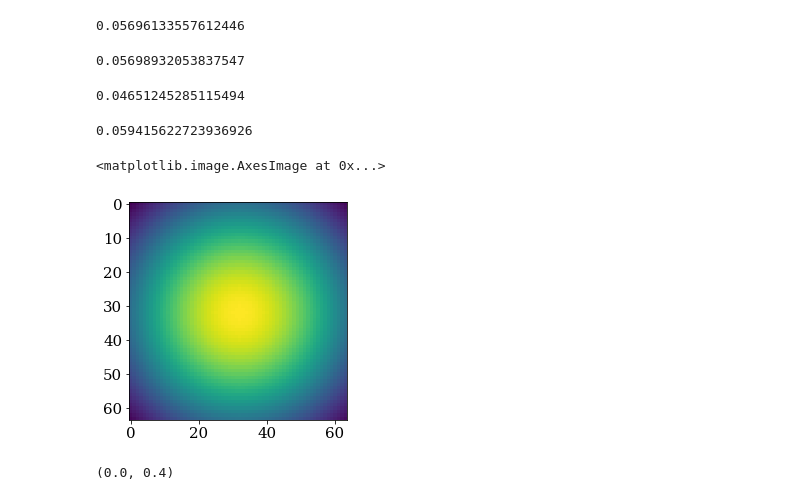
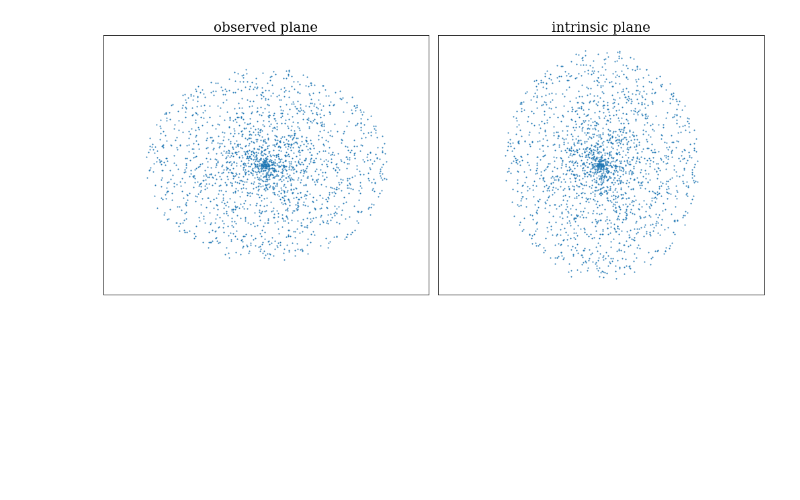
Before and after one commit to mr-superonion/FPFS_notebooks, a Jupyter notebook: ipynb/0_benchmark_and_demo/1_demo1_shear_dependent_flux.ipynb, the cells around one changed output. Cells and saved outputs as stored; diff of their text form; code cells hidden in the pictures; blank space fills up the shorter version.

```diff
--- a/ipynb/0_benchmark_and_demo/1_demo1_shear_dependent_flux.ipynb
+++ b/ipynb/0_benchmark_and_demo/1_demo1_shear_dependent_flux.ipynb
@@ -114,25 +118,30 @@ fig
-# %%
-f1
-# %% [output]
-0.05696133557612446
-# %%
-f2
-# %% [output]
-0.05698932053837547
-# %%
-s1
-# %% [output]
-0.04651245285115494
-# %%
-s2
-# %% [output]
-0.059415622723936926
-# %%
-imshow(gKer)
-# %% [output]
-<matplotlib.image.AxesImage at 0x...>
-[figure, removed]
-# %%
-cs.get_clim)
-# %% [output]
-(0.0, 0.4)
+# %%
+fig,[ax1,ax2]=pltutil.make_figure_axes(ny=1,nx=2)
+g1=0.2;g2=0.
+nn=2000
+r=np.random.random(nn)*3.
+phi=np.random.random(nn)*np.pi*2.
+y=r*np.sin(phi)
+x=r*np.cos(phi)
+ax1.scatter(x,y,s=1.)
+ax1.set_xlim(-4,4)
+ax1.set_ylim(-4,4)
+ax1.set_xticks([])
+ax1.set_yticks([])
+ax1.set_xticklabels([])
+ax1.set_yticklabels([])
+ax1.set_title('observed plane',fontsize=20)
+
+xi=(1-g1)*x-g2*y
+yi=-g2*x+(1+g1)*y
+ax2.scatter(xi,yi,s=1.)
+ax2.set_xlim(-4,4)
+ax2.set_ylim(-4,4)
+ax2.set_xticks([])
+ax2.set_yticks([])
+ax2.set_xticklabels([])
+ax2.set_yticklabels([])
+ax2.set_title('intrinsic plane',fontsize=20)
+plt.tight_layout()
+# %% [output]
+[figure, added]
```
Also changed, not shown: parts of 4 cells of this notebook, 5 other files.
